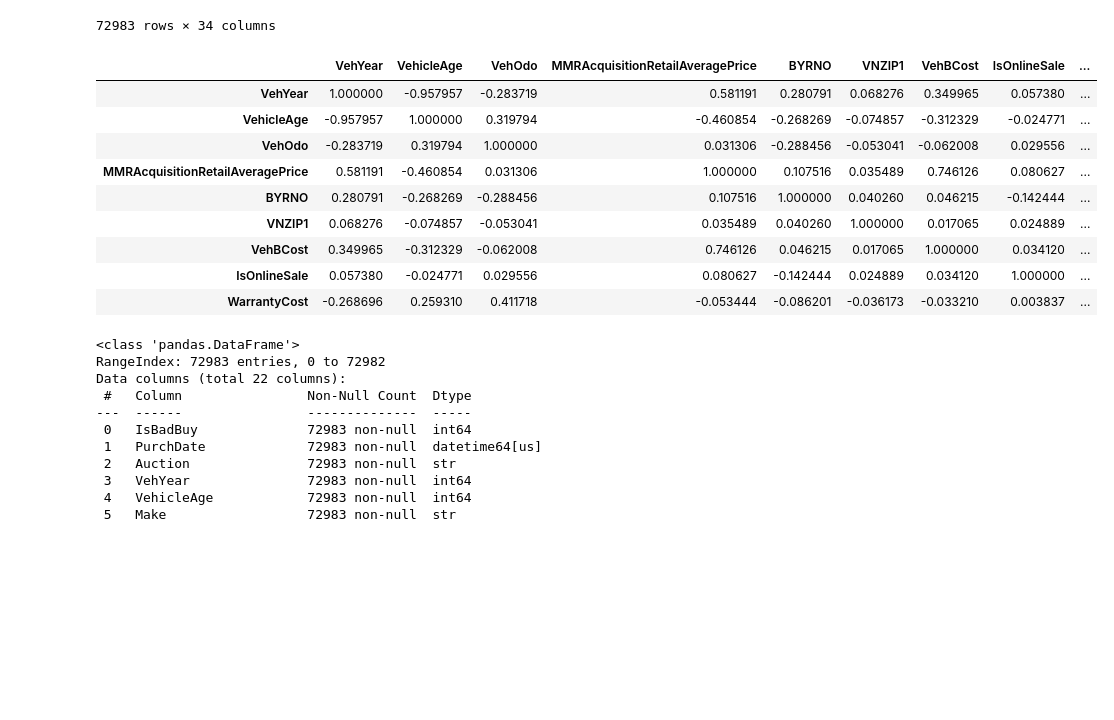
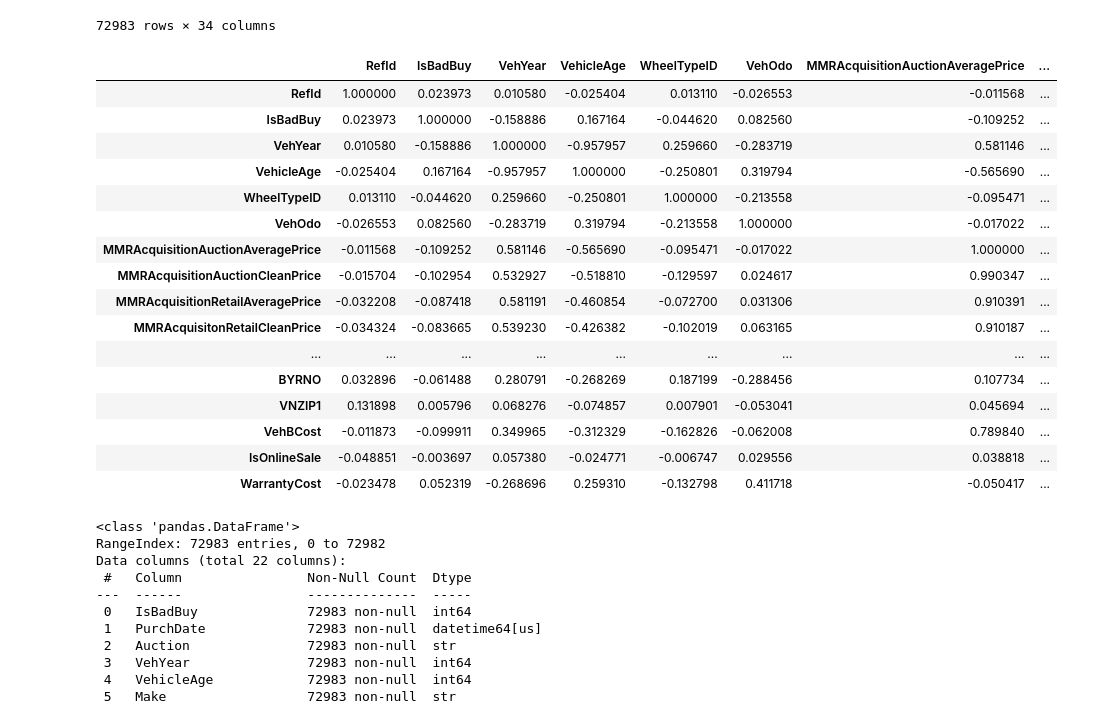
Before and after one commit to Magrusha/ds_mlp-from-scratch, a Jupyter notebook: src/ml8.ipynb, the cells around one changed output. Cells and saved outputs as stored; diff of their text form; code cells hidden in the pictures; blank space fills up the shorter version.

```diff
--- a/src/ml8.ipynb
+++ b/src/ml8.ipynb
@@ -44,19 +46,26 @@ data
 | 72982 | 73014 | 0 | 2009-12-02 | ADESA | 2006 | 3 | MAZDA | MAZDA6 | s | 4D SEDAN S | ... |
 72983 rows × 34 columns
 # %%
-float_int_col = X.select_dtypes(include=['float64', 'int64']).columns.tolist()
+float_int_col = data.select_dtypes(include=['float64', 'int64']).columns.tolist()
 data[float_int_col].corr()
 # %% [output]
-|  | VehYear | VehicleAge | VehOdo | MMRAcquisitionRetailAveragePrice | BYRNO | VNZIP1 | VehBCost | IsOnlineSale | ... |
-| VehYear | 1.000000 | -0.957957 | -0.283719 | 0.581191 | 0.280791 | 0.068276 | 0.349965 | 0.057380 | ... |
-| VehicleAge | -0.957957 | 1.000000 | 0.319794 | -0.460854 | -0.268269 | -0.074857 | -0.312329 | -0.024771 | ... |
-| VehOdo | -0.283719 | 0.319794 | 1.000000 | 0.031306 | -0.288456 | -0.053041 | -0.062008 | 0.029556 | ... |
-| MMRAcquisitionRetailAveragePrice | 0.581191 | -0.460854 | 0.031306 | 1.000000 | 0.107516 | 0.035489 | 0.746126 | 0.080627 | ... |
-| BYRNO | 0.280791 | -0.268269 | -0.288456 | 0.107516 | 1.000000 | 0.040260 | 0.046215 | -0.142444 | ... |
-| VNZIP1 | 0.068276 | -0.074857 | -0.053041 | 0.035489 | 0.040260 | 1.000000 | 0.017065 | 0.024889 | ... |
-| VehBCost | 0.349965 | -0.312329 | -0.062008 | 0.746126 | 0.046215 | 0.017065 | 1.000000 | 0.034120 | ... |
-| IsOnlineSale | 0.057380 | -0.024771 | 0.029556 | 0.080627 | -0.142444 | 0.024889 | 0.034120 | 1.000000 | ... |
-| WarrantyCost | -0.268696 | 0.259310 | 0.411718 | -0.053444 | -0.086201 | -0.036173 | -0.033210 | 0.003837 | ... |
+|  | RefId | IsBadBuy | VehYear | VehicleAge | WheelTypeID | VehOdo | MMRAcquisitionAuctionAveragePrice | ... |
+| RefId | 1.000000 | 0.023973 | 0.010580 | -0.025404 | 0.013110 | -0.026553 | -0.011568 | ... |
+| IsBadBuy | 0.023973 | 1.000000 | -0.158886 | 0.167164 | -0.044620 | 0.082560 | -0.109252 | ... |
+| VehYear | 0.010580 | -0.158886 | 1.000000 | -0.957957 | 0.259660 | -0.283719 | 0.581146 | ... |
+| VehicleAge | -0.025404 | 0.167164 | -0.957957 | 1.000000 | -0.250801 | 0.319794 | -0.565690 | ... |
+| WheelTypeID | 0.013110 | -0.044620 | 0.259660 | -0.250801 | 1.000000 | -0.213558 | -0.095471 | ... |
+| VehOdo | -0.026553 | 0.082560 | -0.283719 | 0.319794 | -0.213558 | 1.000000 | -0.017022 | ... |
+| MMRAcquisitionAuctionAveragePrice | -0.011568 | -0.109252 | 0.581146 | -0.565690 | -0.095471 | -0.017022 | 1.000000 | ... |
+| MMRAcquisitionAuctionCleanPrice | -0.015704 | -0.102954 | 0.532927 | -0.518810 | -0.129597 | 0.024617 | 0.990347 | ... |
+| MMRAcquisitionRetailAveragePrice | -0.032208 | -0.087418 | 0.581191 | -0.460854 | -0.072700 | 0.031306 | 0.910391 | ... |
+| MMRAcquisitonRetailCleanPrice | -0.034324 | -0.083665 | 0.539230 | -0.426382 | -0.102019 | 0.063165 | 0.910187 | ... |
+| ... | ... | ... | ... | ... | ... | ... | ... | ... |
+| BYRNO | 0.032896 | -0.061488 | 0.280791 | -0.268269 | 0.187199 | -0.288456 | 0.107734 | ... |
+| VNZIP1 | 0.131898 | 0.005796 | 0.068276 | -0.074857 | 0.007901 | -0.053041 | 0.045694 | ... |
+| VehBCost | -0.011873 | -0.099911 | 0.349965 | -0.312329 | -0.162826 | -0.062008 | 0.789840 | ... |
+| IsOnlineSale | -0.048851 | -0.003697 | 0.057380 | -0.024771 | -0.006747 | 0.029556 | 0.038818 | ... |
+| WarrantyCost | -0.023478 | 0.052319 | -0.268696 | 0.259310 | -0.132798 | 0.411718 | -0.050417 | ... |
 # %%
 data.drop(columns=['WheelTypeID', 'PRIMEUNIT', 'RefId', 'AUCGUART'], inplace=True)
 data.drop(columns=['MMRAcquisitionAuctionAveragePrice',
```
Also changed, not shown: parts of 15 cells of this notebook.
